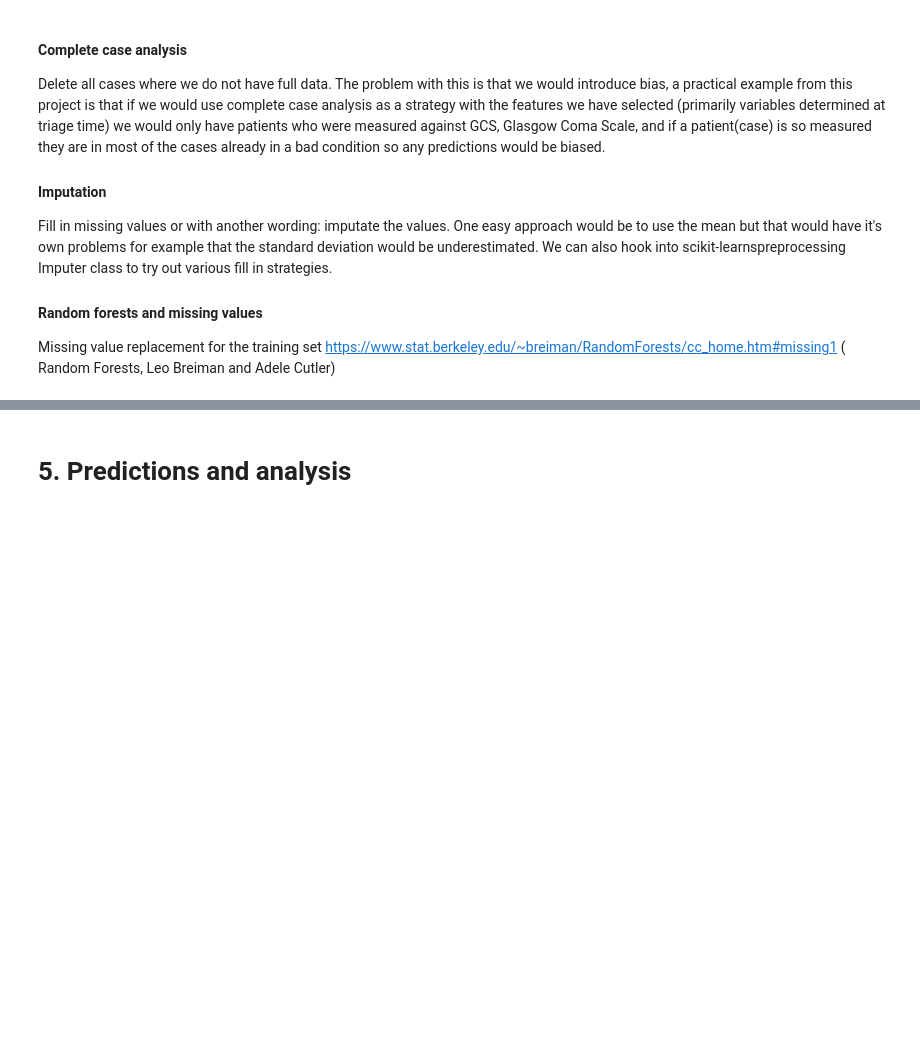
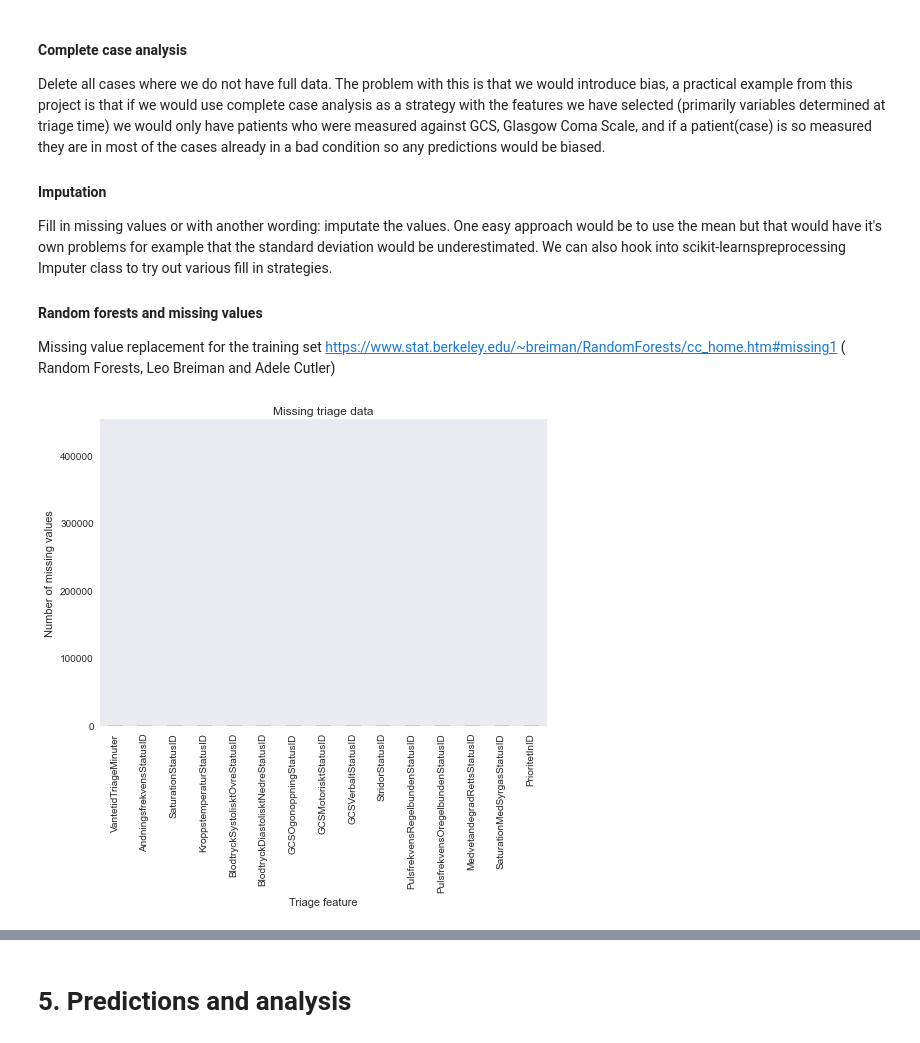
Before and after one commit to solomatov/cs109-project, a Jupyter notebook: ER.ipynb, the cells around one changed output, grey strips where cells are left out. Saved outputs shown, nothing was run; the diff lists cells and outputs as text; code cells hidden in the pictures; blank space fills up the shorter version.

```diff
--- a/ER.ipynb
+++ b/ER.ipynb
@@ -457,30 +475,35 @@ Missing value replacement for the training set
 https://www.stat.berkeley.edu/~breiman/RandomForests/cc_home.htm#missing1
 ( Random Forests, Leo Breiman and Adele Cutler)
 # %%
+
 ##Missing values in numbers
+
+dfTriage = dataclean[triage_columns]
 
 if len(dfTriage) != len(data):
     print "You messed up the data"
 
 dfTriageMissing =   dfTriage.isnull().sum()
 
 #print dfTriageMissing.index
 
 xticks=dfTriageMissing.index
 xvalues=dfTriageMissing.values
 
 
 plotdata = {'Missing triage data' : pd.Series(xvalues, index=xticks) }
 dfPlot = pd.DataFrame(plotdata)
 
 c = 'Missing triage data'
 dfPlot[c].plot(kind='bar',title=c)
 plt.ylabel('Number of missing values')
 plt.xlabel('Triage feature')
 plt.grid(False)
 x1,x2,y1,y2 = plt.axis()
 plt.axis((x1,x2,0,len(dfTriage)))
 plt.show()
+# %% [output]
+[figure, added]
 # %%
 import math
 xticks=dfTriageMissing.index
```
Also changed, not shown: parts of 24 cells of this notebook.
